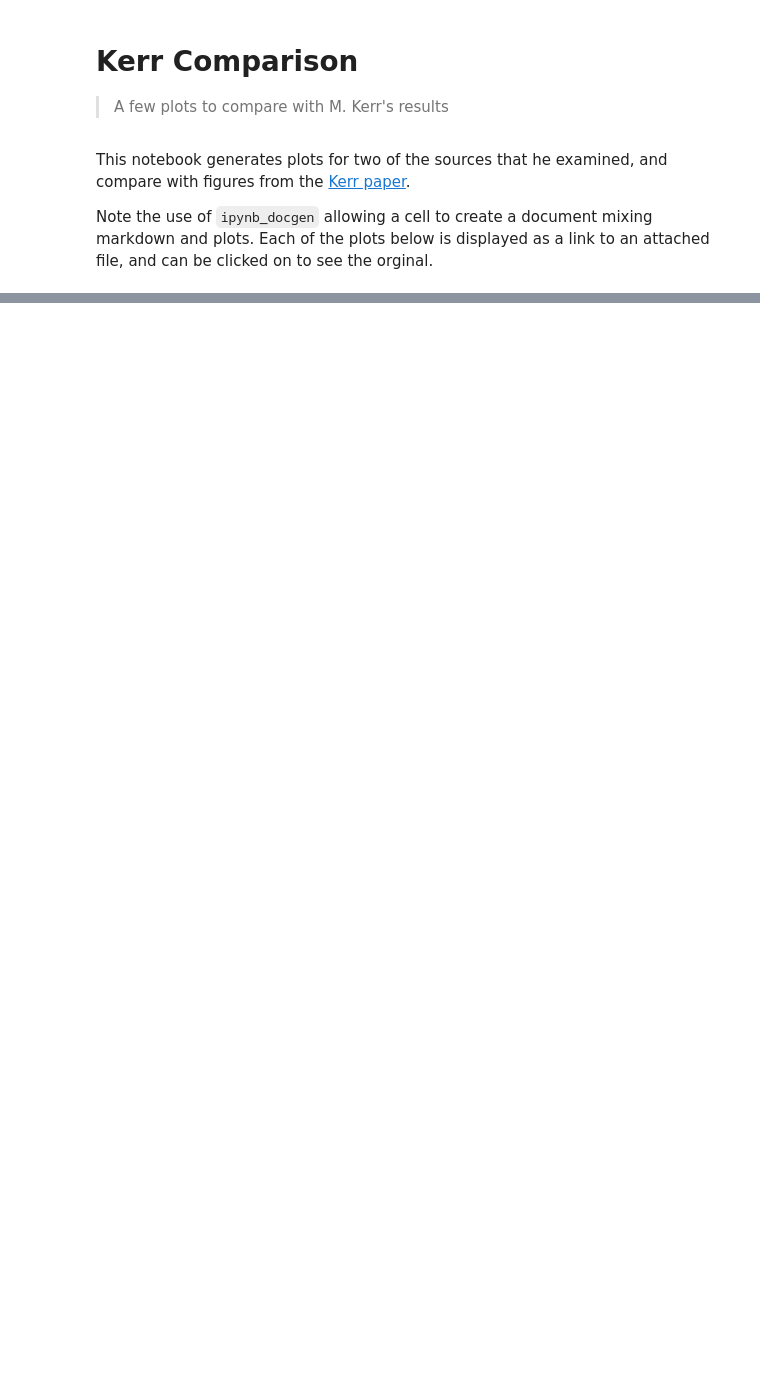
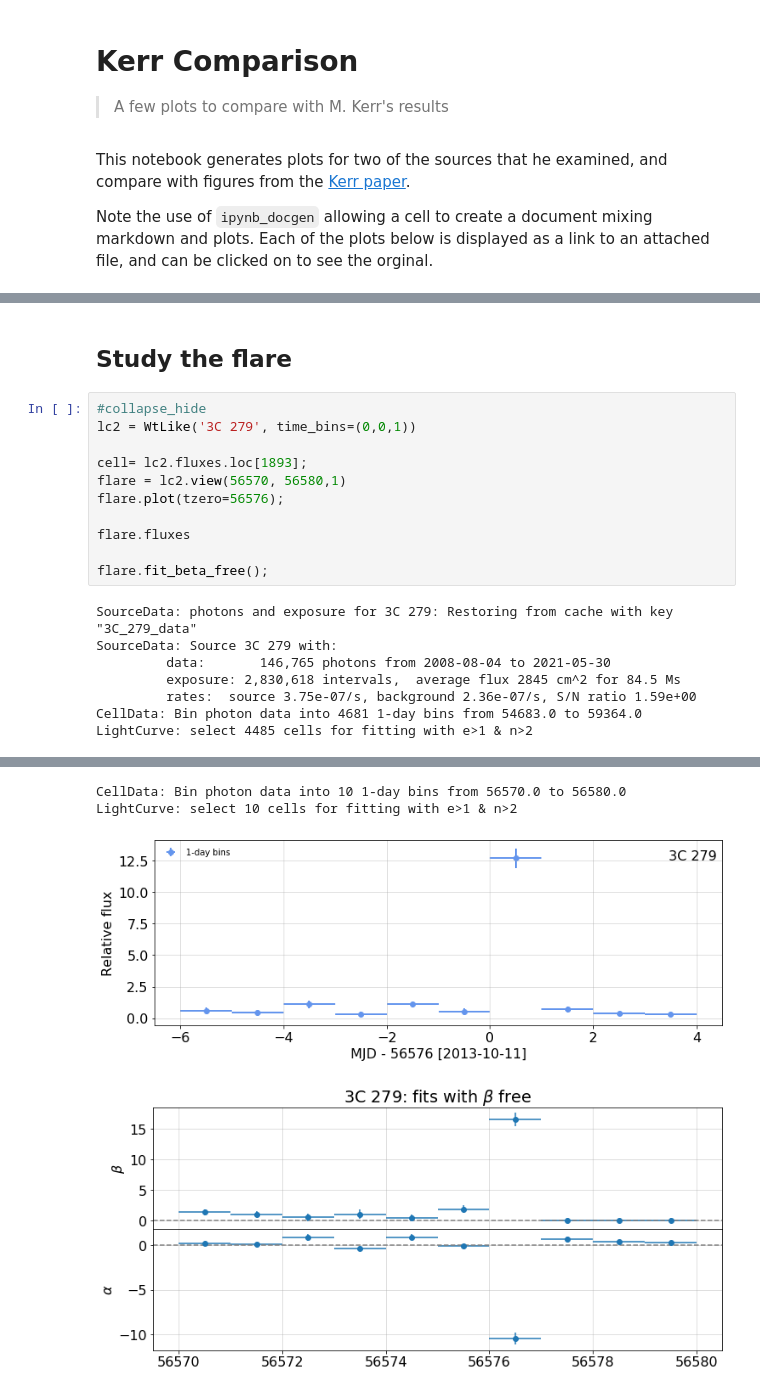
Before and after one commit to tburnett/light_curves, a Jupyter notebook: nbs/kerr_comparison.ipynb, the cells around one changed output, grey strips where cells are left out. Drawn from its saved outputs; the diff is of its cells as text; blank space fills up the shorter version.

```diff
--- a/nbs/kerr_comparison.ipynb
+++ b/nbs/kerr_comparison.ipynb
@@ -87,0 +87,21 @@ This corresponds to the upper central panel in Kerr's Figure 2.
+# %% [markdown]
+## Study the flare
+# %%
+#collapse_hide
+lc2 = WtLike('3C 279', time_bins=(0,0,1))
+
+cell= lc2.fluxes.loc[1893];
+flare = lc2.view(56570, 56580,1)
+flare.plot(tzero=56576);
+
+flare.fluxes
+
+flare.fit_beta_free();
+# %% [output]
+SourceData: photons and exposure for 3C 279: Restoring from cache with key "3C_279_data"
+SourceData: Source 3C 279 with:
+         data:       146,765 photons from 2008-08-04 to 2021-05-30
+         exposure: 2,830,618 intervals,  average flux 2845 cm^2 for 84.5 Ms
+         rates:  source 3.75e-07/s, background 2.36e-07/s, S/N ratio 1.59e+00
+CellData: Bin photon data into 4681 1-day bins from 54683.0 to 59364.0
+LightCurve: select 4485 cells for fitting with e>1 & n>2
@@ -87,0 +109,4 @@ This corresponds to the upper central panel in Kerr's Figure 2.
+CellData: Bin photon data into 10 1-day bins from 56570.0 to 56580.0
+LightCurve: select 10 cells for fitting with e>1 & n>2
+[figure, added]
+[figure, added]
```
Also changed, not shown: parts of 5 cells of this notebook, 17 other files.
